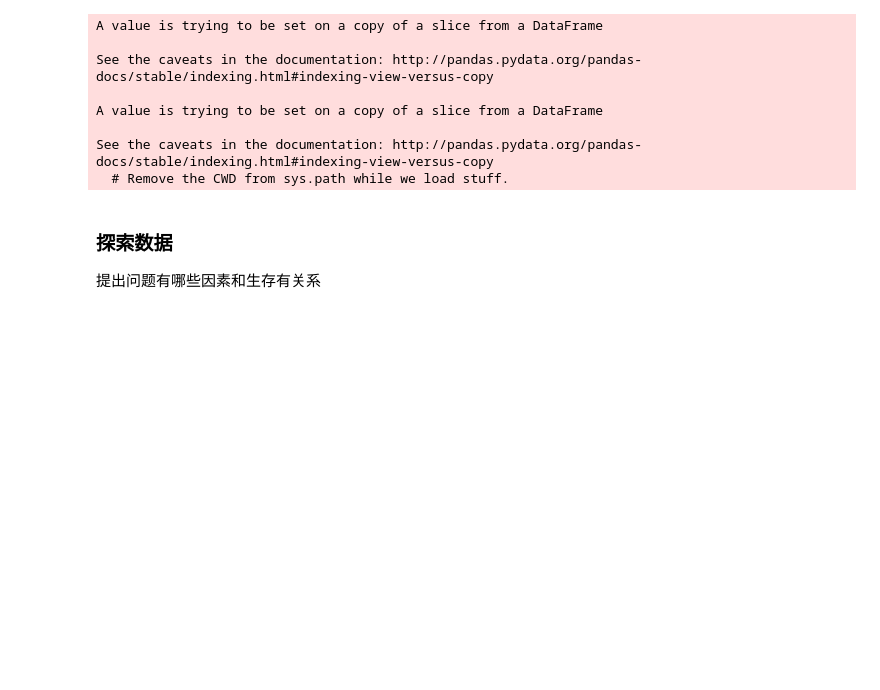
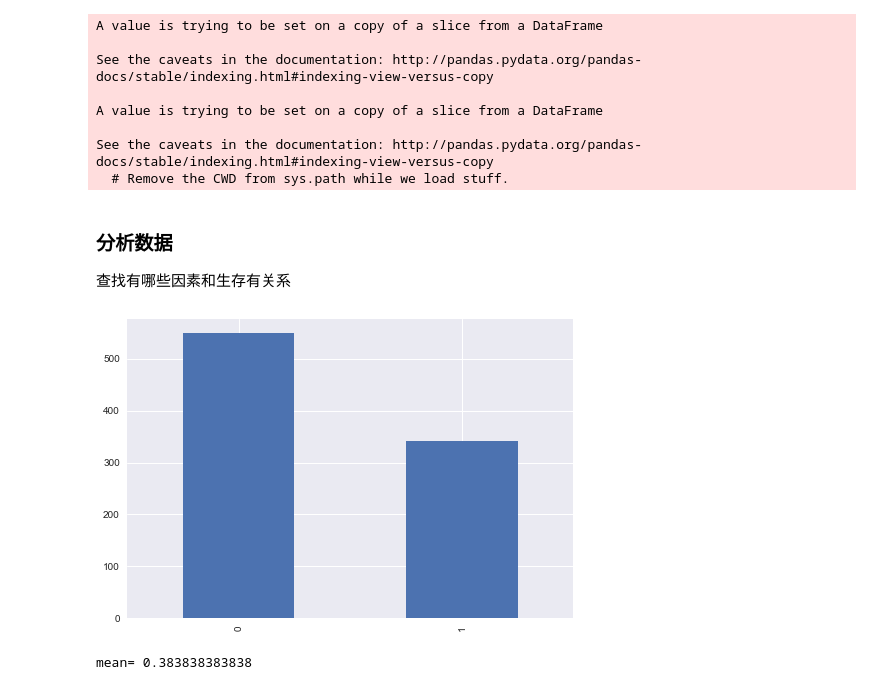
Before and after one commit to xueweiyema/titanic_analysis, a Jupyter notebook: titanic.ipynb, the cells around one changed output. Saved outputs shown, nothing was run; the diff lists cells and outputs as text; code cells hidden in the pictures; blank space fills up the shorter version.

```diff
--- a/titanic.ipynb
+++ b/titanic.ipynb
@@ -89,6 +91,14 @@ A value is trying to be set on a copy of a slice from a DataFrame
 
 See the caveats in the documentation: http://pandas.pydata.org/pandas-docs/stable/indexing.html#indexing-view-versus-copy
   # Remove the CWD from sys.path while we load stuff.
-# %% [markdown]
-### 探索数据
-提出问题有哪些因素和生存有关系
+# %% [markdown]
+### 分析数据
+查找有哪些因素和生存有关系
+# %%
+# 首先查看生还情况
+df.Survived.value_counts().plot(kind='bar')# 柱状图
+plt.show()
+print 'mean=' ,df.Survived.mean()
+# %% [output]
+[figure, added]
+mean= 0.383838383838
```
Also changed, not shown: parts of 26 cells of this notebook, 1 other file.
